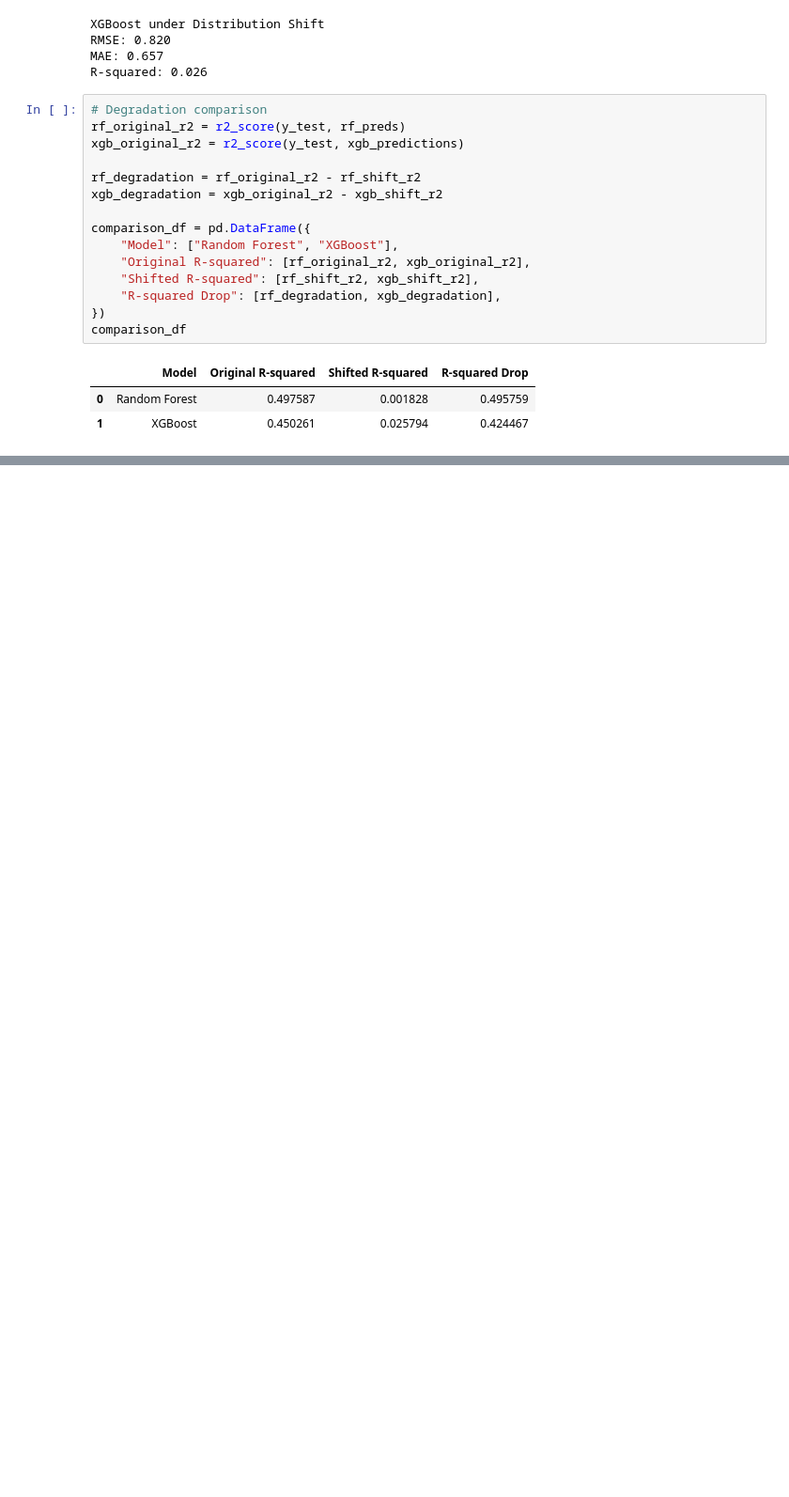
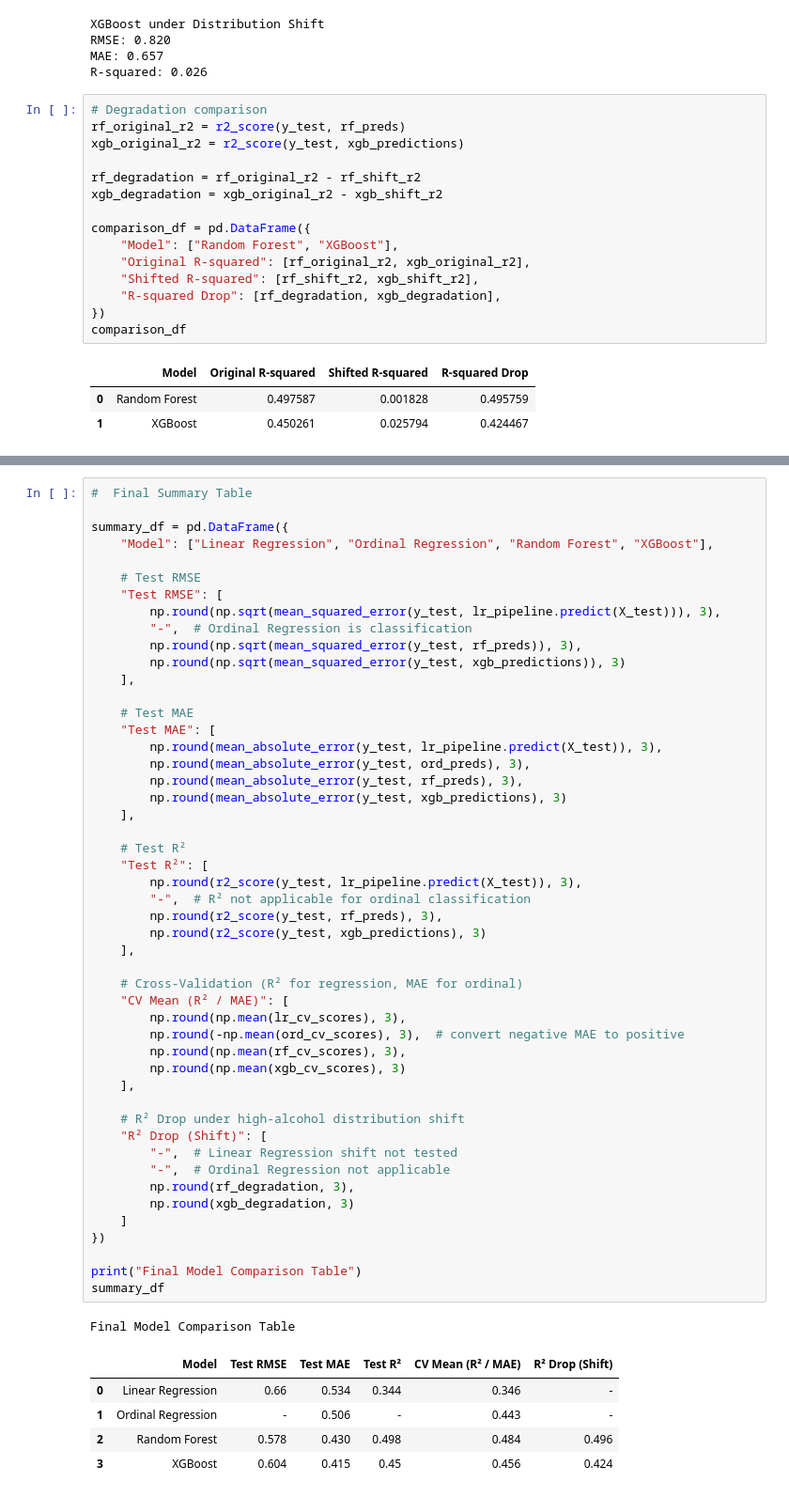
Before and after one commit to benmckenz000/wine-quality-modeling, a Jupyter notebook: WineQuality2.ipynb, the cells around one changed output, grey strips where cells are left out. Shown at 94% size. Drawn from its saved outputs; the diff is of its cells as text; blank space fills up the shorter version.

Commit message:
Move VIF and update summary table

```diff
--- a/WineQuality2.ipynb
+++ b/WineQuality2.ipynb
@@ -445,0 +406,56 @@ summary_df
+# %%
+#  Final Summary Table
+
+summary_df = pd.DataFrame({
+    "Model": ["Linear Regression", "Ordinal Regression", "Random Forest", "XGBoost"],
+
+    # Test RMSE
+    "Test RMSE": [
+        np.round(np.sqrt(mean_squared_error(y_test, lr_pipeline.predict(X_test))), 3),
+        "-",  # Ordinal Regression is classification
+        np.round(np.sqrt(mean_squared_error(y_test, rf_preds)), 3),
+        np.round(np.sqrt(mean_squared_error(y_test, xgb_predictions)), 3)
+    ],
+
+    # Test MAE
+    "Test MAE": [
+        np.round(mean_absolute_error(y_test, lr_pipeline.predict(X_test)), 3),
+        np.round(mean_absolute_error(y_test, ord_preds), 3),
+        np.round(mean_absolute_error(y_test, rf_preds), 3),
+        np.round(mean_absolute_error(y_test, xgb_predictions), 3)
+    ],
+
+    # Test R²
+    "Test R²": [
+        np.round(r2_score(y_test, lr_pipeline.predict(X_test)), 3),
+        "-",  # R² not applicable for ordinal classification
+        np.round(r2_score(y_test, rf_preds), 3),
+        np.round(r2_score(y_test, xgb_predictions), 3)
+    ],
+
+    # Cross-Validation (R² for regression, MAE for ordinal)
+    "CV Mean (R² / MAE)": [
+        np.round(np.mean(lr_cv_scores), 3),
+        np.round(-np.mean(ord_cv_scores), 3),  # convert negative MAE to positive
+        np.round(np.mean(rf_cv_scores), 3),
+        np.round(np.mean(xgb_cv_scores), 3)
+    ],
+
+    # R² Drop under high-alcohol distribution shift
+    "R² Drop (Shift)": [
+        "-",  # Linear Regression shift not tested
+        "-",  # Ordinal Regression not applicable
+        np.round(rf_degradation, 3),
+        np.round(xgb_degradation, 3)
+    ]
+})
+
+print("Final Model Comparison Table")
+summary_df
+# %% [output]
+Final Model Comparison Table
+|  | Model | Test RMSE | Test MAE | Test R² | CV Mean (R² / MAE) | R² Drop (Shift) |
+| 0 | Linear Regression | 0.66 | 0.534 | 0.344 | 0.346 | - |
+| 1 | Ordinal Regression | - | 0.506 | - | 0.443 | - |
+| 2 | Random Forest | 0.578 | 0.430 | 0.498 | 0.484 | 0.496 |
+| 3 | XGBoost | 0.604 | 0.415 | 0.45 | 0.456 | 0.424 |
```
Also changed, not shown: parts of 5 cells of this notebook.
